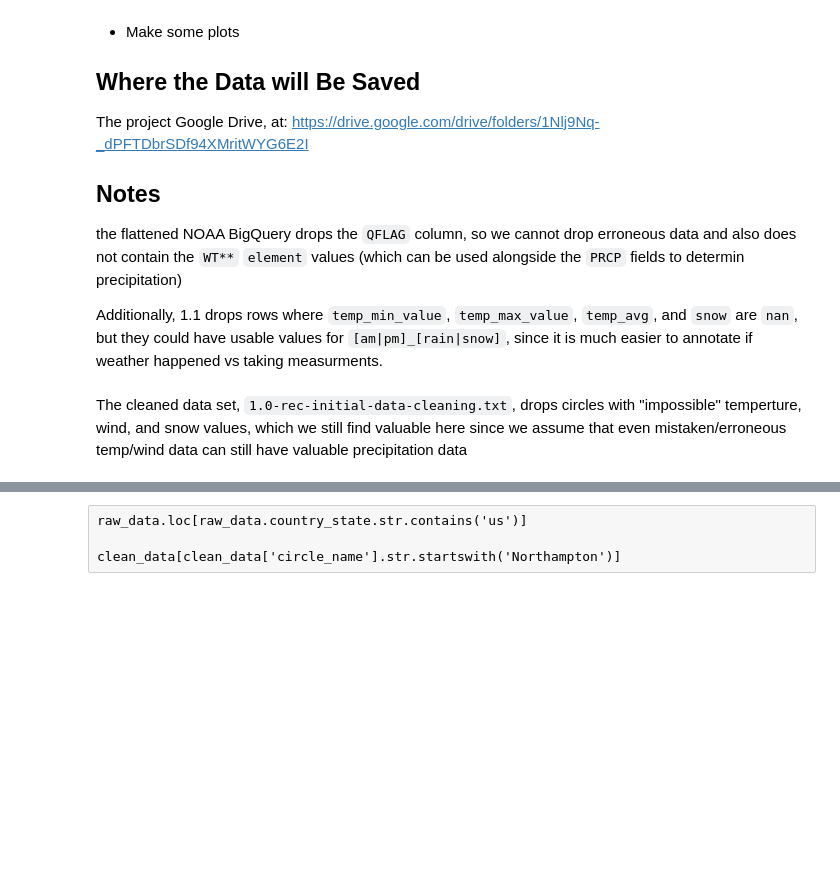
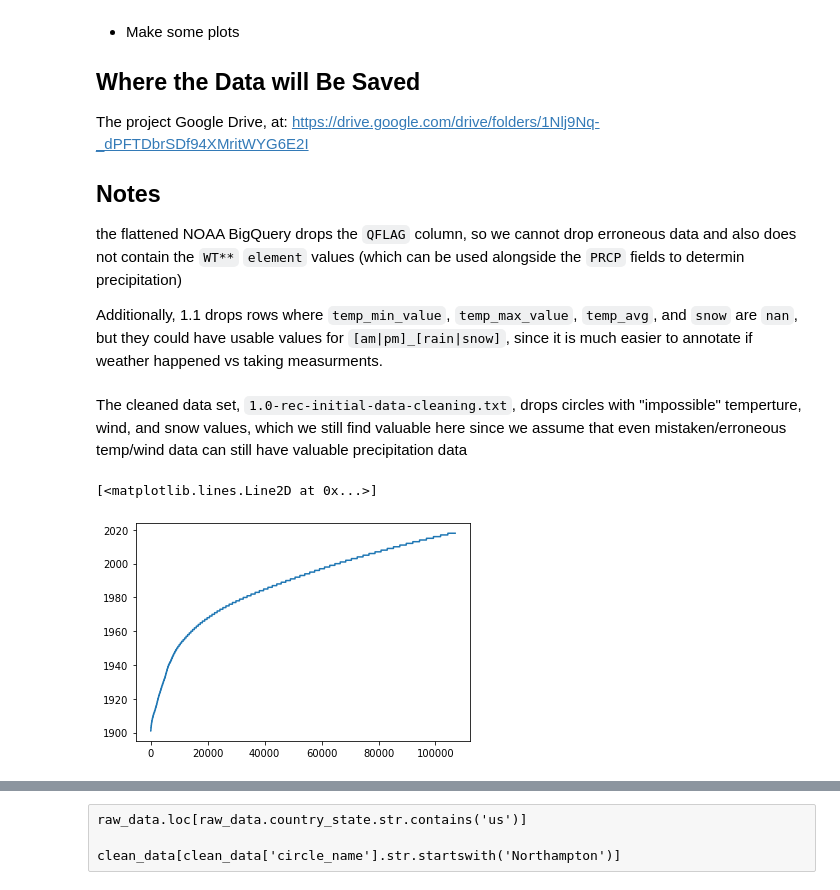
Before and after one commit to DataKind-DC/audubon-cbc, a Jupyter notebook: notebooks/2.1-rain-analysis.ipynb, the cells around one changed output, grey strips where cells are left out. Cells and saved outputs as stored; diff of their text form; code cells hidden in the pictures; blank space fills up the shorter version.

```diff
--- a/notebooks/2.1-rain-analysis.ipynb
+++ b/notebooks/2.1-rain-analysis.ipynb
@@ -50,0 +55,5 @@ noaa_data = pd.read_csv(NOAA_DATA_PATH).rename(columns={'int64_field_0': 'orig_i
+# %%
+plt.plot(raw_data.count_year)
+# %% [output]
+[<matplotlib.lines.Line2D at 0x...>]
+[figure, added]
```
Also changed, not shown: parts of 42 cells of this notebook.
